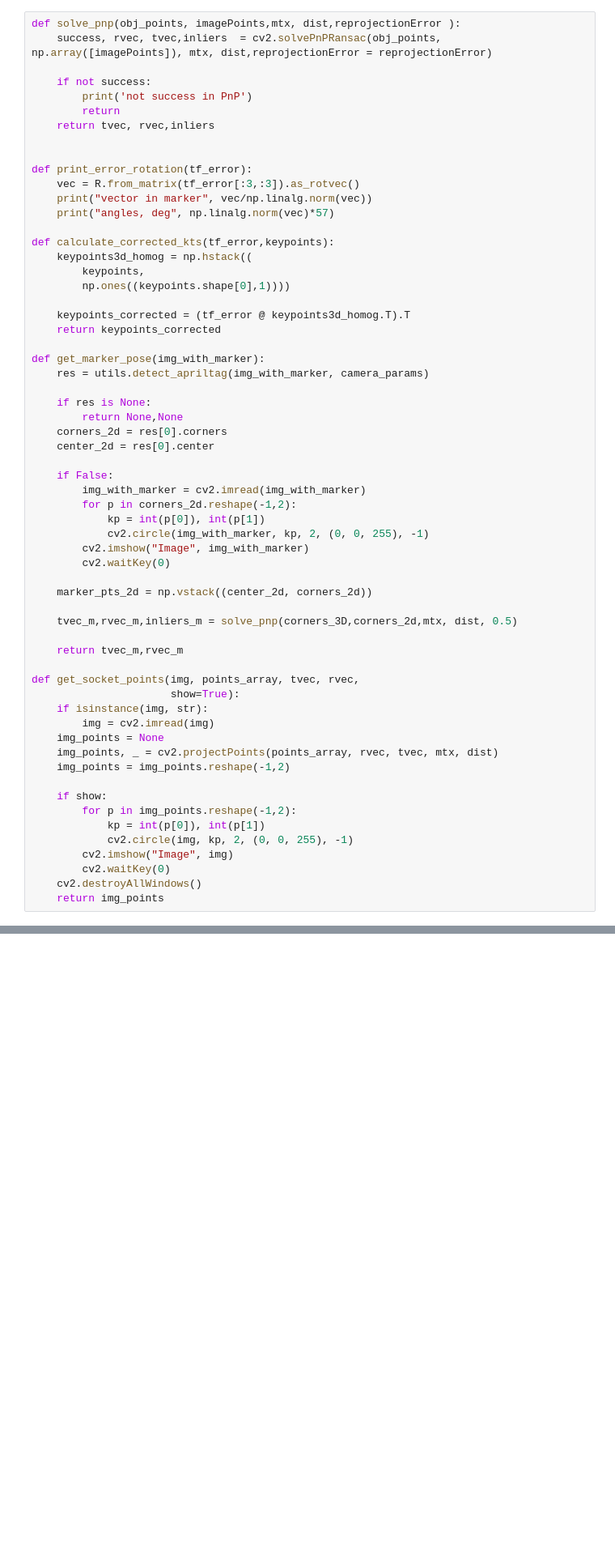
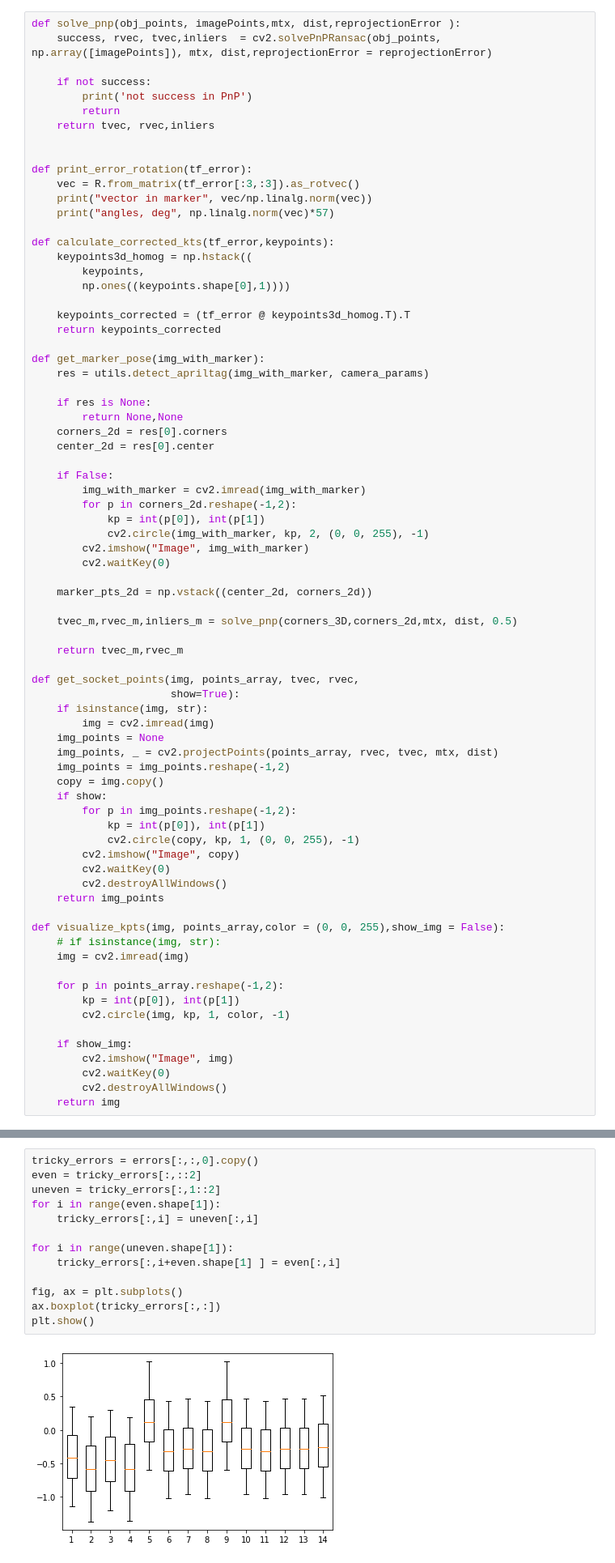
Before and after one commit to ViktorRakhmatulin/phoenix-bot, a Jupyter notebook: keypoints_tests.ipynb, the cells around one changed output, grey strips where cells are left out. Shown at 81% size. Drawn from its saved outputs; the diff is of its cells as text; blank space fills up the shorter version.

```diff
--- a/keypoints_tests.ipynb
+++ b/keypoints_tests.ipynb
@@ -114,12 +94,26 @@ def get_socket_points(img, points_array, tvec, rvec,
     img_points = None
     img_points, _ = cv2.projectPoints(points_array, rvec, tvec, mtx, dist)
     img_points = img_points.reshape(-1,2)
-
+    copy = img.copy()
     if show:
         for p in img_points.reshape(-1,2):
             kp = int(p[0]), int(p[1])
-            cv2.circle(img, kp, 2, (0, 0, 255), -1)
+            cv2.circle(copy, kp, 1, (0, 0, 255), -1)
+        cv2.imshow("Image", copy)
+        cv2.waitKey(0)
+        cv2.destroyAllWindows()
+    return img_points
+
+def visualize_kpts(img, points_array,color = (0, 0, 255),show_img = False):
+    # if isinstance(img, str):
+    img = cv2.imread(img)
+
+    for p in points_array.reshape(-1,2):
+        kp = int(p[0]), int(p[1])
+        cv2.circle(img, kp, 1, color, -1)
+
+    if show_img:
         cv2.imshow("Image", img)
         cv2.waitKey(0)
-    cv2.destroyAllWindows()
-    return img_points
+        cv2.destroyAllWindows()
+    return img
@@ -125,0 +256,15 @@ def get_socket_points(img, points_array, tvec, rvec,
+# %%
+tricky_errors = errors[:,:,0].copy()
+even = tricky_errors[:,::2]
+uneven = tricky_errors[:,1::2]
+for i in range(even.shape[1]):
+    tricky_errors[:,i] = uneven[:,i]
+
+for i in range(uneven.shape[1]):
+    tricky_errors[:,i+even.shape[1] ] = even[:,i]
+
+fig, ax = plt.subplots()
+ax.boxplot(tricky_errors[:,:])
+plt.show()
+# %% [output]
+[figure, added]
```
Also changed, not shown: parts of 19 cells of this notebook.
